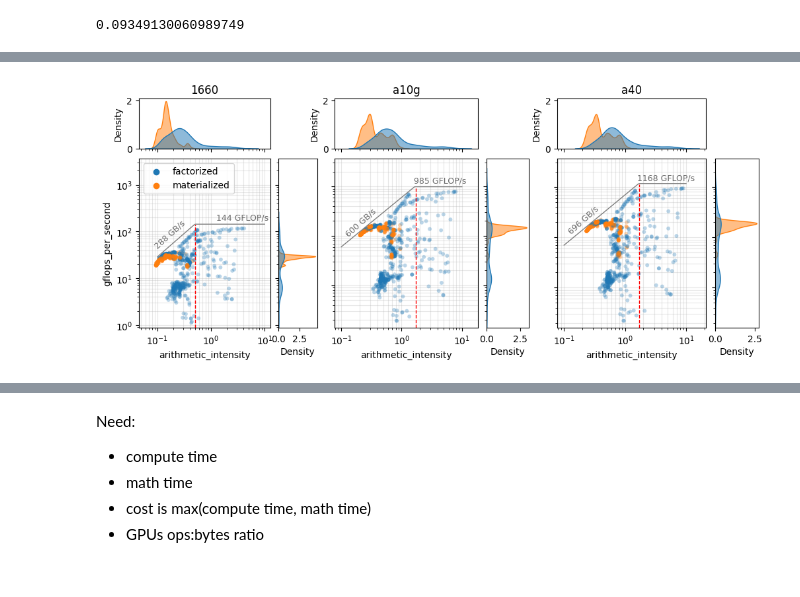
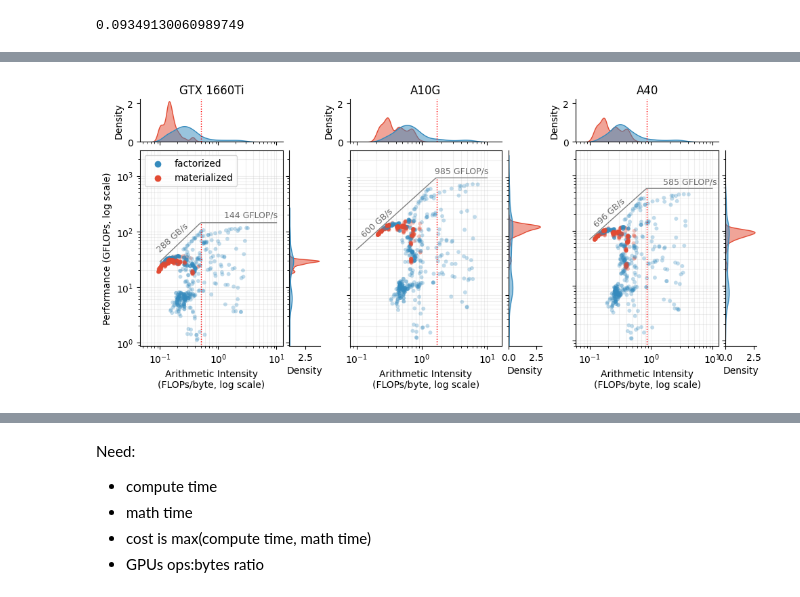
Before and after one commit to ptemarvelde/amalur-experiments, a Jupyter notebook: results/full_1/analytical_model/analytical.ipynb, the cells around one changed output, grey strips where cells are left out. Drawn from its saved outputs; the diff is of its cells as text; code cells hidden in the pictures.

```diff
--- a/results/full_1/analytical_model/analytical.ipynb
+++ b/results/full_1/analytical_model/analytical.ipynb
@@ -1,6 +1,8 @@
 # %%
 import pandas as pd
 import seaborn as sns
+import matplotlib.pyplot as plt
+plt.style.use("/home/pepijn/Documents/uni/y5/thesis/writing/msc-thesis-figures/std-colors.mplstyle")
 
 df = pd.read_parquet('../../../amalur-factorization/profiling/all_1repeat_operators_cleaned.parquet')
 df.head()
@@ -127,3 +118,10 @@ with_gpu_chars.describe()
+# %%
+sets = {}
+for name, group in with_gpu_chars.groupby(['type', 'gpu']):
+    sets[name] = set(group[['operator', 'dataset']].drop_duplicates().apply(tuple, axis=1))
+keep_set = set.intersection(*sets.values())
+len(keep_set)
+with_gpu_chars = with_gpu_chars[with_gpu_chars[['operator', 'dataset']].apply(tuple, axis=1).isin(keep_set)]
 # %%
 with_gpu_chars[[x for x in with_gpu_chars.columns if 'l1' in x or 'l2' in x or 'dram' in x]]
 # %% [output]
@@ -414,4 +360,6 @@ fig.tight_layout()
 # %%
+with_gpu_chars["gflops_per_second"] = with_gpu_chars["ops_per_second"] / 1e9
+y_lim_max_flops = with_gpu_chars["gflops_per_second"].max()
 # from https://towardsdatascience.com/a-guide-to-matplotlib-subfigures-for-creating-complex-multi-panel-figures-70fa8f6c38a4
 figure = plt.figure(figsize=(10, 4.5))
 figs = figure.subfigures(1, 3)
@@ -423,12 +371,18 @@ y_lim_max_flops = with_gpu_chars["gflops_per_second"].max()
 annot_locs = {
     "1660": (10**0.1, 2**7.5),
     "a10g": (10**0.2, 2**10.2),
-    "a40":(10**0.2, 2**10.4)
+    "a40":(10**0.2, 10**2.85)
 }
+gpu_names = {
+    "1660": "GTX 1660Ti",
+    "a10g": "A10G",
+    "a40": "A40"
+}
+
 
 for i, (fig, (name, group)) in enumerate(zip(figs, with_gpu_chars.groupby("gpu"))):
     # This parameter defines the size ratio between the main plot and the margin plots
-    ratio = 3
+    ratio = 4
 
     # Defining a gridspec where the subplots are places
     gs = plt.GridSpec(ratio + 1, ratio + 1)
@@ -447,7 +401,7 @@ for i, (fig, (name, group)) in enumerate(zip(figs, with_gpu_chars.groupby("gpu")
     plt.setp(ax_marg_x.get_xticklabels(minor=True), visible=False)
     plt.setp(ax_marg_y.get_yticklabels(minor=True), visible=False)
 
-    ax_marg_x.set_title(name)
+    ax_marg_x.set_title(gpu_names[name])
 
     bandwidth = group["gpu_memory_bandwidth"].iloc[0]
     max_flops = group["gpu_processing_power_double_precision"].iloc[0] * 1e3
@@ -456,7 +410,9 @@ for i, (fig, (name, group)) in enumerate(zip(figs, with_gpu_chars.groupby("gpu")
 
     ax_joint.plot(xs, ys, color="grey", linewidth=1)
     idx = ys.index(max_flops)
-    ax_joint.plot([xs[idx]] * (idx+1), [0, *ys[:idx]], color='red', linestyle='--', linewidth=1)
+    line_kwargs = dict(color='red', linestyle='dotted', linewidth=1)
+    ax_joint.plot([xs[idx]] * (idx+1), [0, *ys[:idx]], **line_kwargs) # line separating compute bound and memory bound
+    ax_marg_x.axvline(xs[idx], **line_kwargs)
 
     ax_joint.annotate(
         f"{bandwidth} GB/s",
@@ -484,11 +440,13 @@ for i, (fig, (name, group)) in enumerate(zip(figs, with_gpu_chars.groupby("gpu")
         linewidth=0,
     )
 
-    ax_joint.grid(which='both', alpha=0.3)
+    ax_joint.grid(which='both', alpha=0.20)
     ax_joint.set_axisbelow(True)
     ax_joint.set_yscale("log", base=10)
     ax_joint.set_xscale("log", base=10)
     ax_joint.set_ylim(top=y_lim_max_flops**1.2)
+    ax_joint.set_ylabel("Performance (GFLOPs, log scale)")
+    ax_joint.set_xlabel("Arithmetic Intensity\n(FLOPs/byte, log scale)")
 
     x_vals = ["arithmetic_intensity", "gflops_per_second"]
     axes = [ax_marg_x, ax_marg_y]
@@ -502,35 +460,42 @@ for i, (fig, (name, group)) in enumerate(zip(figs, with_gpu_chars.groupby("gpu")
             hue="type",
             # kde=True,
             # stat="count",
             # bins=15,
             fill=True,
             alpha=0.5,
             legend=False,
             **kwargs
         )
 
+    ax_marg_y.spines[['right', 'top']].set_visible(False)
+    ax_marg_x.spines[['right', 'top']].set_visible(False)
+    # ax_marg_y.grid(axis='y', which='major', alpha=0.3)
+    # ax_marg_x.grid(axis='x', which='major', alpha=0.3)
+
     handles, labels = ax_joint.get_legend_handles_labels()
     ax_joint.get_legend().remove()
     if i > 0:
         ax_joint.set_ylabel(None)
         ax_joint.set_yticklabels([])
     else:
+        ax_marg_y.set_xticks([2.5])
+        ax_marg_y.set_xticklabels([2.5])
         ax_joint.legend(handles[:2], labels[:2], loc="upper left")
 
     # if i == 1:
     #     ax_marg_y.set_xticks([0, 400])
     #     ax_marg_y.set_xticklabels([0, 400])
 
     axes_list.append([ax_joint, ax_marg_x, ax_marg_y])
 
 # for ax_joint, _, _ in axes_list:
 #     ax_joint.label_outer()
 
-figs[0].subplots_adjust(left=0.17, right=0.98)
-figs[1].subplots_adjust(left=0.06, right=0.94)
-figs[2].subplots_adjust(left=0.07, right=0.985)
+figs[0].subplots_adjust(left=0.17, right=0.97, bottom=0.14, top=0.95)
+figs[1].subplots_adjust(left=0.1, right=0.95)
+figs[2].subplots_adjust(left=0.1, right=0.90)
 # for fig, axs in zip(figs, axes):
 # axes_list[0][0].get_shared_y_axes().join(axes_list[1][0], axes_list[2][0])
-figure.savefig("/home/pepijn/Documents/uni/y5/thesis/writing/overleaf/chapters/05_cost_estimation/figures/roofline-plot.pdf")
+figure.savefig("/home/pepijn/Documents/uni/y5/thesis/writing/overleaf/chapters/05_cost_estimation/figures/roofline-plot.pdf", bbox_inches='tight')
 # %% [output]
-[figure, old version]
+[figure, new version]
```
Also changed, not shown: parts of 32 cells of this notebook, 2 other files.
